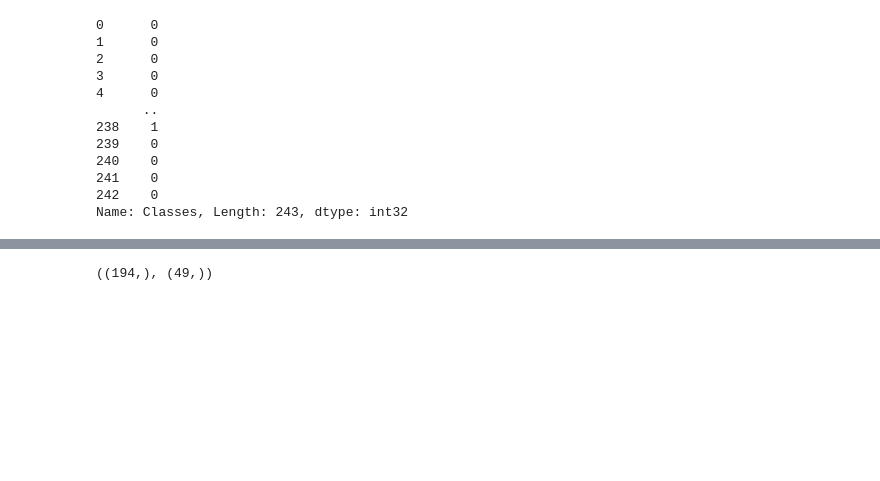
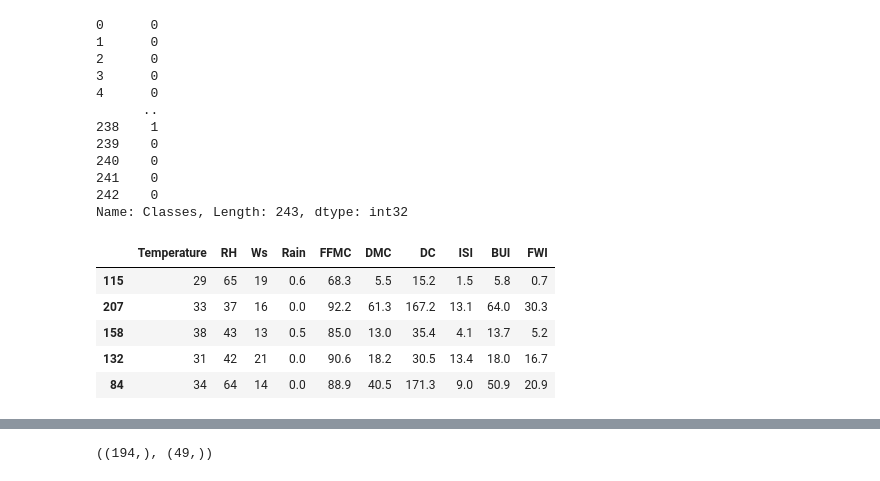
Before and after one commit to ShubhamMallick/Project_august_batch, a Jupyter notebook: Notebook/test.ipynb, the cells around one changed output, grey strips where cells are left out. Saved outputs shown, nothing was run; the diff lists cells and outputs as text; code cells hidden in the pictures; blank space fills up the shorter version.

Commit message:
training

```diff
--- a/Notebook/test.ipynb
+++ b/Notebook/test.ipynb
@@ -152,6 +150,15 @@ Name: Classes, Length: 243, dtype: int32
 # %%
 from sklearn.model_selection import train_test_split
 X_train, X_test, y_train, y_test = train_test_split(X, y, test_size=0.2, random_state=42)
+# %%
+X_train.head()
+# %% [output]
+|  | Temperature | RH | Ws | Rain | FFMC | DMC | DC | ISI | BUI | FWI |
+| 115 | 29 | 65 | 19 | 0.6 | 68.3 | 5.5 | 15.2 | 1.5 | 5.8 | 0.7 |
+| 207 | 33 | 37 | 16 | 0.0 | 92.2 | 61.3 | 167.2 | 13.1 | 64.0 | 30.3 |
+| 158 | 38 | 43 | 13 | 0.5 | 85.0 | 13.0 | 35.4 | 4.1 | 13.7 | 5.2 |
+| 132 | 31 | 42 | 21 | 0.0 | 90.6 | 18.2 | 30.5 | 13.4 | 18.0 | 16.7 |
+| 84 | 34 | 64 | 14 | 0.0 | 88.9 | 40.5 | 171.3 | 9.0 | 50.9 | 20.9 |
 # %%
 X_train.shape, X_test.shape
 # %% [output]
```
Also changed, not shown: parts of 9 cells of this notebook, 3 other files.
